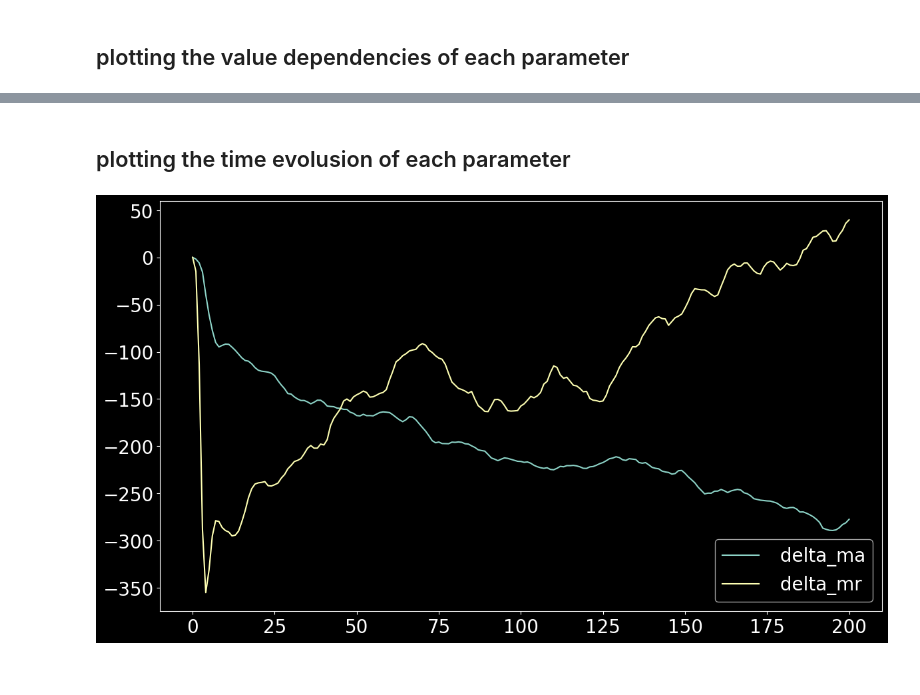
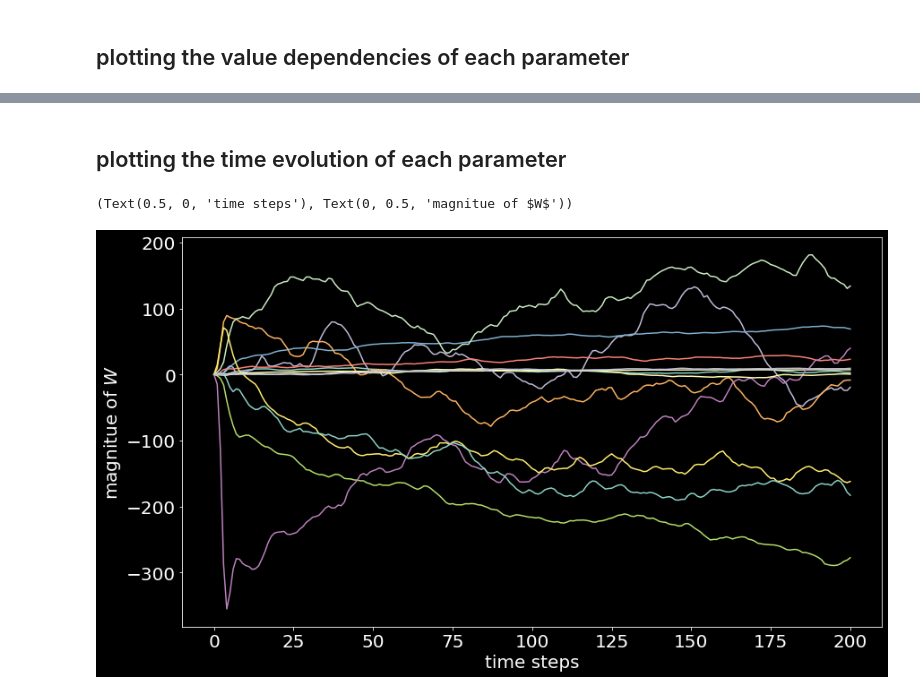
Before and after one commit to SunAndClouds/BlackyCat, a Jupyter notebook: Project BC.ipynb, the cells around one changed output, grey strips where cells are left out. Drawn from its saved outputs; the diff is of its cells as text; code cells hidden in the pictures.

```diff
--- a/Project BC.ipynb
+++ b/Project BC.ipynb
@@ -37,7 +37,7 @@ Text(0.5, 0, 'sample size')
 # %% [markdown]
 ## Results from different runs
 # %%
-i = 1000
+i = 100
 plt.plot(X[i])
 plt.title(f"The {i}:th simulation out of the total 10000 simulations")
 plt.xlabel("time steps"), plt.ylabel("quantity of the protein")
@@ -69,8 +74,15 @@ fig.autofmt_xdate(rotation=-60, ha="left")
 # %% [markdown]
-## plotting the time evolusion of each parameter
+## plotting the time evolution of each parameter
 # %%
-[plt.plot(W[i,:], label=parameter_labels[i])
- for i in range(6, 8)] # choose an interval between 0 - 14
-plt.legend();
+# choose an integer between 0 - 14
+[plt.plot(W[i,:], label=f"{parameter_labels[i]}, {i}")
+ for i in [0,1,2,3,4,5,6,7,10,11,12,13,14]
+]
+
+# for line in [7,  75, 137]:
+#     plt.axvline(x=line, color="white")
+# plt.legend()
+plt.xlabel("time steps"), plt.ylabel("magnitue of $W$")
 # %% [output]
+(Text(0.5, 0, 'time steps'), Text(0, 0.5, 'magnitue of $W$'))
-[figure, old version]
+[figure, new version]
```
Also changed, not shown: parts of 6 cells of this notebook.
